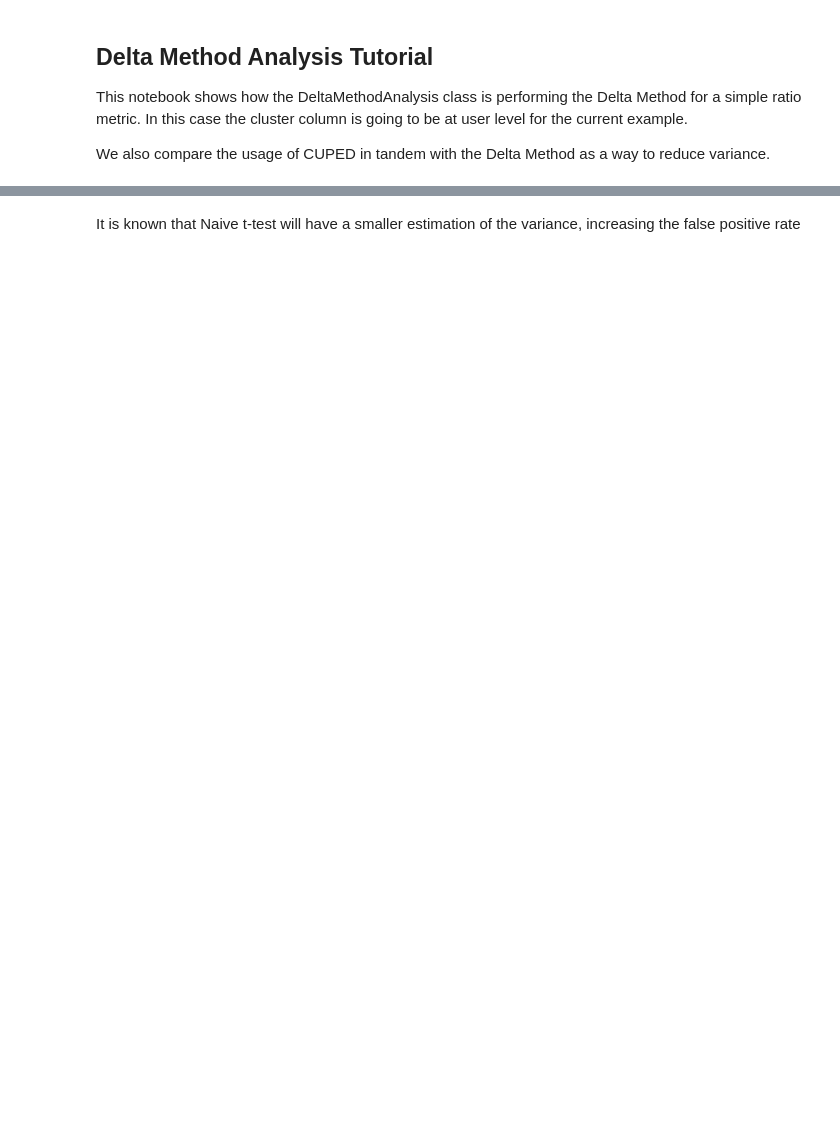
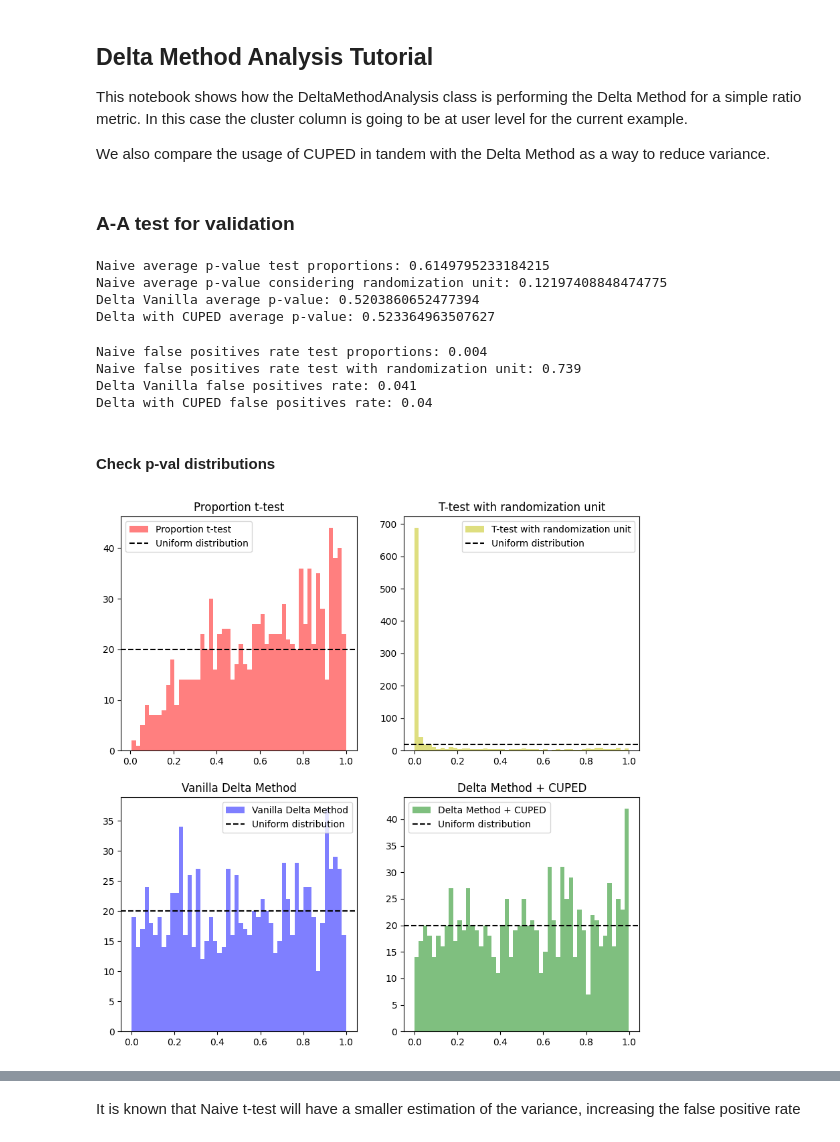
Before and after one commit to david26694/cluster-experiments, a Jupyter notebook: docs/delta_method.ipynb, the cells around one changed output, grey strips where cells are left out. Drawn from its saved outputs; the diff is of its cells as text; code cells hidden in the pictures; blank space fills up the shorter version.

```diff
--- a/docs/delta_method.ipynb
+++ b/docs/delta_method.ipynb
@@ -88,0 +104,68 @@ def compare_vanilla_cuped(N, num_users=2000, user_sample_mean=0.3, user_standard
+# %% [markdown]
+### A-A test for validation
+# %%
+# Let's generate some fake switchback data (the clusters here would be city and date
+N = 200_000
+
+vanilla_p_values = []
+cuped_p_values = []
+naive_user_p_values = []
+naive_prop_p_values = []
+for _ in range(1000):
+    delta_vanilla, delta_cuped, naive_user,naive_prop_pval2 = compare_vanilla_cuped(N, num_users = 5_000, treatment_effect= 0)
+    vanilla_p_values.append(delta_vanilla)
+    cuped_p_values.append(delta_cuped)
+    naive_user_p_values.append(naive_user)
+    naive_prop_p_values.append(naive_prop_pval2)
+
+print(f"Naive average p-value test proportions: {np.mean(naive_prop_p_values)}")
+print(f"Naive average p-value considering randomization unit: {np.mean(naive_user_p_values)}")
+print(f"Delta Vanilla average p-value: {np.mean(vanilla_p_values)}")
+print(f"Delta with CUPED average p-value: {np.mean(cuped_p_values)}")
+# %% [output]
+Naive average p-value test proportions: 0.6149795233184215
+Naive average p-value considering randomization unit: 0.12197408848474775
+Delta Vanilla average p-value: 0.5203860652477394
+Delta with CUPED average p-value: 0.523364963507627
+# %%
+positives_vanilla = sum([pval< 0.05 for pval in vanilla_p_values])
+positives_cuped = sum([pval< 0.05 for pval in cuped_p_values])
+positives_prop_ttest = sum([pval< 0.05 for pval in naive_prop_p_values])
+positives_user_ttest = sum([pval< 0.05 for pval in naive_user_p_values])
+
+print(f"Naive false positives rate test proportions: {positives_prop_ttest/len(naive_prop_p_values)}")
+print(f"Naive false positives rate test with randomization unit: {positives_user_ttest/len(naive_user_p_values)}")
+print(f"Delta Vanilla false positives rate: {positives_vanilla/len(vanilla_p_values)}")
+print(f"Delta with CUPED false positives rate: {positives_cuped/len(cuped_p_values)}")
+# %% [output]
+Naive false positives rate test proportions: 0.004
+Naive false positives rate test with randomization unit: 0.739
+Delta Vanilla false positives rate: 0.041
+Delta with CUPED false positives rate: 0.04
+# %% [markdown]
+#### Check p-val distributions
+# %%
+# Do a subfigure with four plots 2x2 of the p-values add also uniform distribution line
+num_bins = 50
+uniform_line = len(naive_prop_p_values)/num_bins
+
+fig, axs = plt.subplots(2, 2, figsize=(10, 10))
+axs[0, 0].hist(naive_prop_p_values, bins=num_bins, alpha=0.5, label='Proportion t-test', color='r')
+axs[0, 0].axhline(y=uniform_line, color='black', linestyle='--', label='Uniform distribution')
+axs[0, 0].set_title('Proportion t-test')
+axs[0, 0].legend()
+axs[0, 1].hist(naive_user_p_values, bins=num_bins, alpha=0.5, label='T-test with randomization unit', color='y')
+axs[0, 1].axhline(y=uniform_line, color='black', linestyle='--', label='Uniform distribution')
+axs[0, 1].set_title('T-test with randomization unit')
+axs[0, 1].legend()
+axs[1, 0].hist(vanilla_p_values, bins=num_bins, alpha=0.5, label='Vanilla Delta Method', color='b')
+axs[1, 0].axhline(y=uniform_line, color='black', linestyle='--', label='Uniform distribution')
+axs[1, 0].set_title('Vanilla Delta Method')
+axs[1, 0].legend()
+axs[1, 1].hist(cuped_p_values, bins=num_bins, alpha=0.5, label='Delta Method + CUPED', color='g')
+axs[1, 1].axhline(y=uniform_line, color='black', linestyle='--', label='Uniform distribution')
+axs[1, 1].set_title('Delta Method + CUPED')
+axs[1, 1].legend()
+plt.show()
+# %% [output]
+[figure, added]
```
Also changed, not shown: parts of 11 cells of this notebook.
